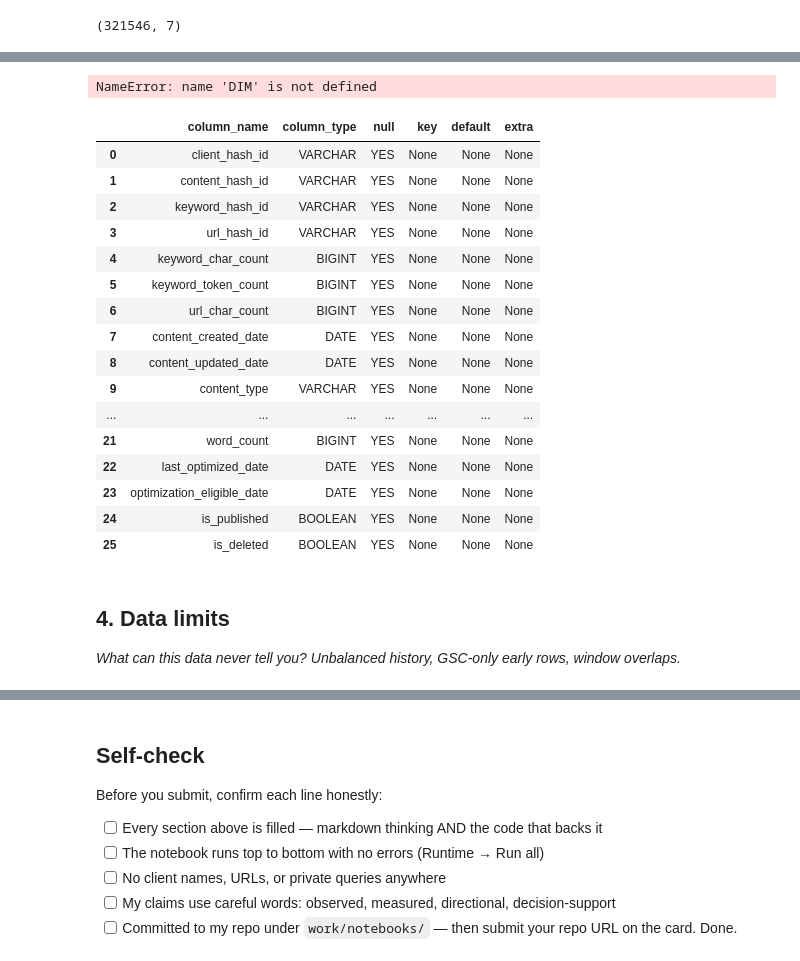
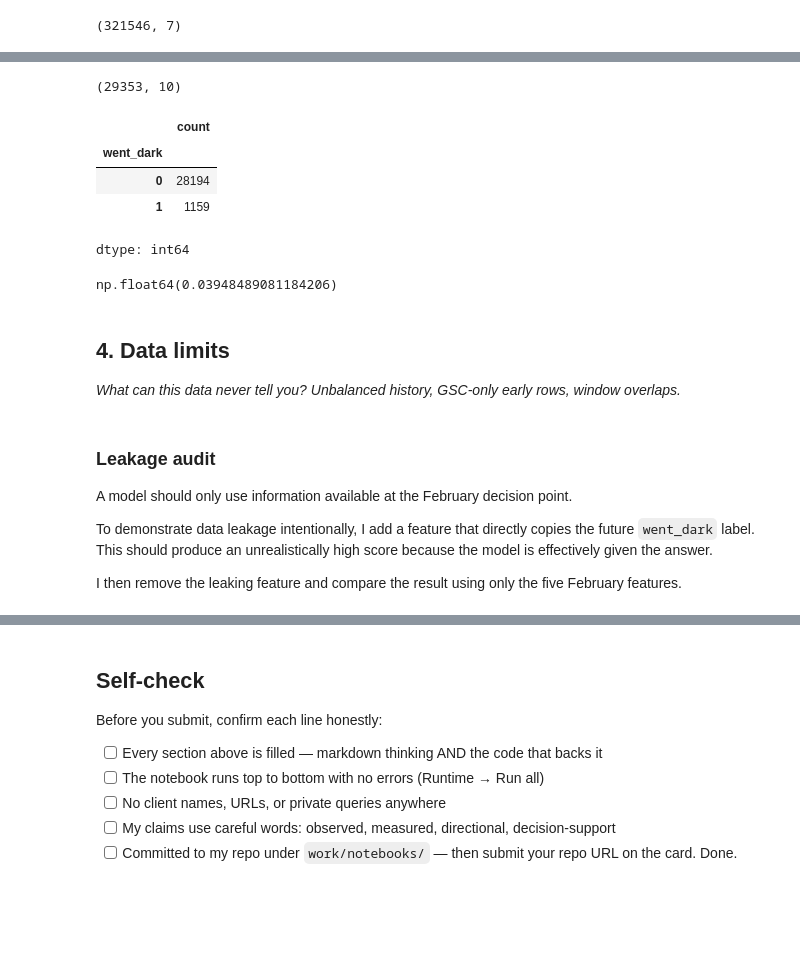
Before and after one commit to Ramy99999999/Flyrank-machine-learning-internship, a Jupyter notebook: work/notebooks/w03_data_contract.ipynb, the cells around one changed output, grey strips where cells are left out. Drawn from its saved outputs; the diff is of its cells as text; code cells hidden in the pictures; blank space fills up the shorter version.

```diff
--- a/work/notebooks/w03_data_contract.ipynb
+++ b/work/notebooks/w03_data_contract.ipynb
@@ -98,7 +95,7 @@ SELECT
     f.client_hash_id,
     f.content_hash_id
 FROM {FEB} AS f
-JOIN {DIM} AS d
+JOIN read_parquet('{DIM_CONTENT}') AS d
     ON f.client_hash_id = d.client_hash_id
     AND f.content_hash_id = d.content_hash_id
 GROUP BY
@@ -275,37 +263,44 @@ FROM {MAR}
-# %%
-# Show the available columns in the content dimension.
-con.execute(f"""
-DESCRIBE SELECT *
-FROM {DIM}
-""").df()
-# %% [output]
-NameError: name 'DIM' is not defined
-# %%
-DIM = f"read_parquet('{REL}/dim_content.parquet')"
-
-con.execute(f"""
-DESCRIBE SELECT *
-FROM {DIM}
-""").df()
-# %% [output]
-|  | column_name | column_type | null | key | default | extra |
-| 0 | client_hash_id | VARCHAR | YES | None | None | None |
-| 1 | content_hash_id | VARCHAR | YES | None | None | None |
-| 2 | keyword_hash_id | VARCHAR | YES | None | None | None |
-| 3 | url_hash_id | VARCHAR | YES | None | None | None |
-| 4 | keyword_char_count | BIGINT | YES | None | None | None |
-| 5 | keyword_token_count | BIGINT | YES | None | None | None |
-| 6 | url_char_count | BIGINT | YES | None | None | None |
-| 7 | content_created_date | DATE | YES | None | None | None |
-| 8 | content_updated_date | DATE | YES | None | None | None |
-| 9 | content_type | VARCHAR | YES | None | None | None |
-| ... | ... | ... | ... | ... | ... | ... |
-| 21 | word_count | BIGINT | YES | None | None | None |
-| 22 | last_optimized_date | DATE | YES | None | None | None |
-| 23 | optimization_eligible_date | DATE | YES | None | None | None |
-| 24 | is_published | BOOLEAN | YES | None | None | None |
-| 25 | is_deleted | BOOLEAN | YES | None | None | None |
+# %%
+final_frame = (
+    features_feb
+    .merge(
+        universe_feb,
+        on=["client_hash_id", "content_hash_id"],
+        how="inner"
+    )
+    .merge(
+        labels_mar,
+        on=["client_hash_id", "content_hash_id"],
+        how="inner"
+    )
+)
+
+final_frame.shape
+# %% [output]
+(29353, 10)
+# %%
+final_frame["went_dark"].value_counts()
+# %% [output]
+|  | count |
+| went_dark |  |
+| 0 | 28194 |
+| 1 | 1159 |
+dtype: int64
+# %%
+final_frame["went_dark"].mean()
+# %% [output]
+np.float64(0.03948489081184206)
 # %% [markdown]
 ## 4. Data limits
 
 *What can this data never tell you? Unbalanced history, GSC-only early rows, window overlaps.*
+# %% [markdown]
+
+
+### Leakage audit
+
+A model should only use information available at the February decision point.
+
+To demonstrate data leakage intentionally, I add a feature that directly copies the future `went_dark` label. This should produce an unrealistically high score because the model is effectively given the answer.
+
+I then remove the leaking feature and compare the result using only the five February features.
```
Also changed, not shown: parts of 11 cells of this notebook.
